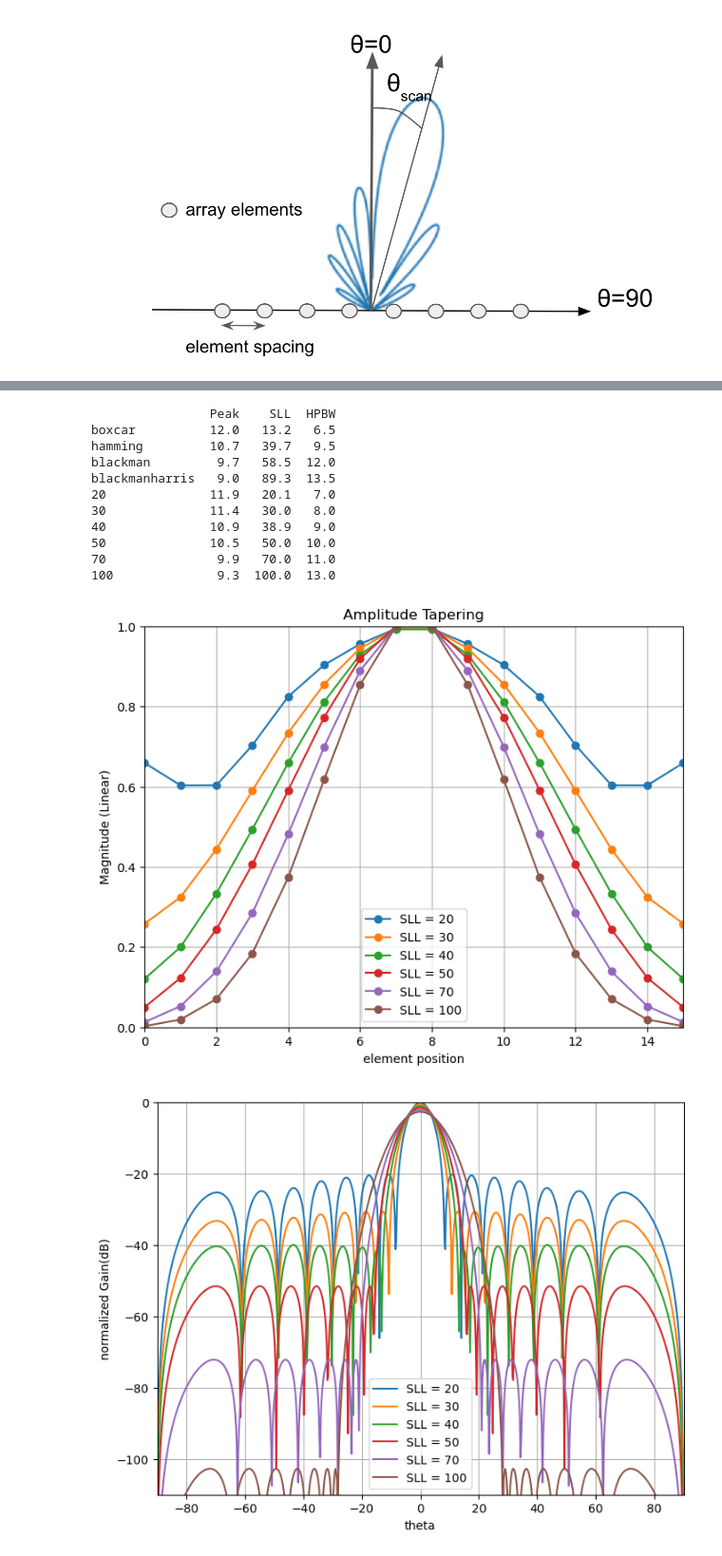
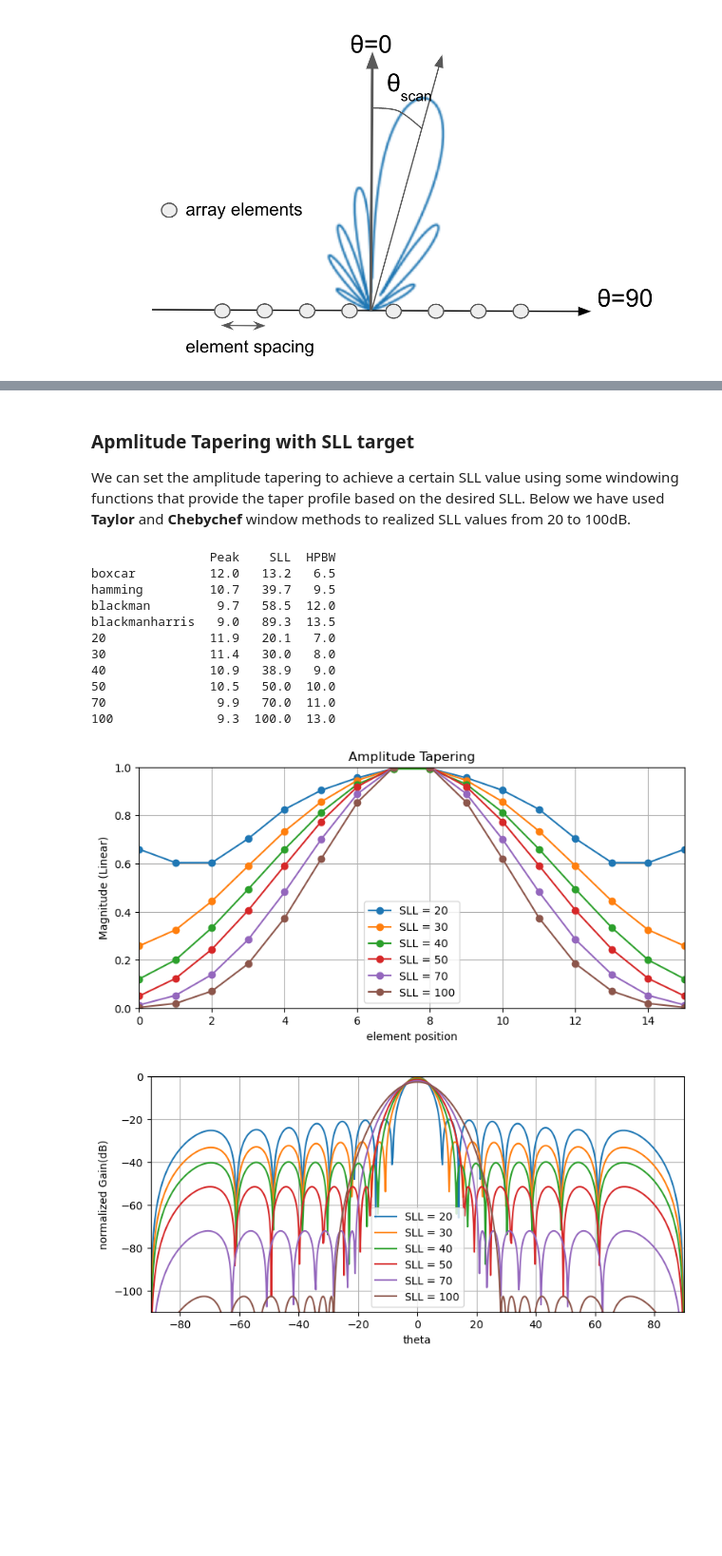
Before and after one commit to mimfar/antenna_array, a Jupyter notebook: Examples.ipynb, the cells around one changed output, grey strips where cells are left out. Shown at 95% size. Saved outputs shown, nothing was run; the diff lists cells and outputs as text; code cells hidden in the pictures; blank space fills up the shorter version.

```diff
--- a/Examples.ipynb
+++ b/Examples.ipynb
@@ -143,6 +176,8 @@ Peak = 10.2dBi, theta_peak = 30.0deg, SLL = 4.5dB, HPBW = 4.0deg
 # %%
-#%%
-# An array of num_elem element with amlitude tapering / winodowing to reduce side lobe level
+# An array of num_elem element with amplitude tapering / windowing to reduce side lobe level
+
+from antenna_array import calc_AF_, plot_pattern ,calc_peak_sll_hpbw, db20
+
 import pandas as pd
 from scipy.signal.windows import get_window , taylor, chebwin
 
@@ -155,8 +190,8 @@ P = -2 * np.pi * X * np.sin(np.radians(scan_angle))
 Nt = 721 # length of theta vectoe
 theta_deg,dtheta_deg = np.linspace(-90,90,Nt,retstep = True)
 theta_deg = theta_deg.reshape(Nt,1)
-fig, ax = plt.subplots(figsize=(8,6))
-fig1, ax1 = plt.subplots(figsize=(8,6))
+fig, ax = plt.subplots(figsize=(9,4))
+fig1, ax1 = plt.subplots(figsize=(9,4))
 
 # based on window type
 window_list = ['boxcar','hamming','blackman','blackmanharris']
@@ -182,7 +217,7 @@ plt.legend(window_list)
 ax1.set_xlabel('element position')
 ax1.set_title('Amplitude Tapering')
 ax1.set_ylabel('Magnitude (Linear)')
-ax1.set_ylim(0,1)
+ax1.set_ylim(0,1.2)
 ax1.set_xlim(0,num_elem-1)
 
 plt.grid()
@@ -198,7 +233,11 @@ blackmanharris   9.0  89.3  13.5
+# %% [markdown]
+### Apmlitude Tapering with SLL target
+We can set the amplitude tapering to achieve a certain SLL value using some windowing functions that provide the taper profile based on the desired SLL. Below we have used **Taylor** and **Chebychef** window methods to realized SLL values from 20 to 100dB.
 # %%
-#based on SLL level
-fig, ax = plt.subplots(figsize=(8,6))
-fig1, ax1 = plt.subplots(figsize=(8,6))
+#Amlitude tapering based on SLL level
+
+fig, ax = plt.subplots(figsize=(9,4))
+fig1, ax1 = plt.subplots(figsize=(9,4))
 SLL_list = [20,30,40,50,70,100]
 for SLL_target in SLL_list:
     if SLL_target < 50:
@@ -211,33 +250,33 @@ for SLL_target in SLL_list:
 
     AF_linear = calc_AF_(X,I,P,theta_deg,element_pattern=False)
     G = db20(AF_linear)
     plot_pattern(theta_deg,G-10*np.log10(num_elem),ylim=(-110,0),fig=fig,xlab='theta',ylab='normalized Gain(dB)')
 
     peak, theta_peak, SLL, HPBW = calc_peak_sll_hpbw(G, theta_deg)
     df.loc[SLL_target] = [peak, SLL, HPBW]
 
 print(df.round(1))
 ax1.set_xlabel('element position')
 ax1.set_title('Amplitude Tapering')
 ax1.set_ylabel('Magnitude (Linear)')
 ax1.set_ylim(0,1)
 ax1.set_xlim(0,num_elem-1)
 ax1.grid(True)
 ax1.legend(['SLL = {}'.format(x) for x in SLL_list]);
 ax.legend(['SLL = {}'.format(x) for x in SLL_list]);
 ax.grid(True)
 # %% [output]
                 Peak    SLL  HPBW
 boxcar          12.0   13.2   6.5
 hamming         10.7   39.7   9.5
 blackman         9.7   58.5  12.0
 blackmanharris   9.0   89.3  13.5
 20              11.9   20.1   7.0
 30              11.4   30.0   8.0
 40              10.9   38.9   9.0
 50              10.5   50.0  10.0
 70               9.9   70.0  11.0
 100              9.3  100.0  13.0
-[figure, old version]
+[figure, new version]
-[figure, old version]
+[figure, new version]
 # %%
```
Also changed, not shown: parts of 25 cells of this notebook, 8 other files.
